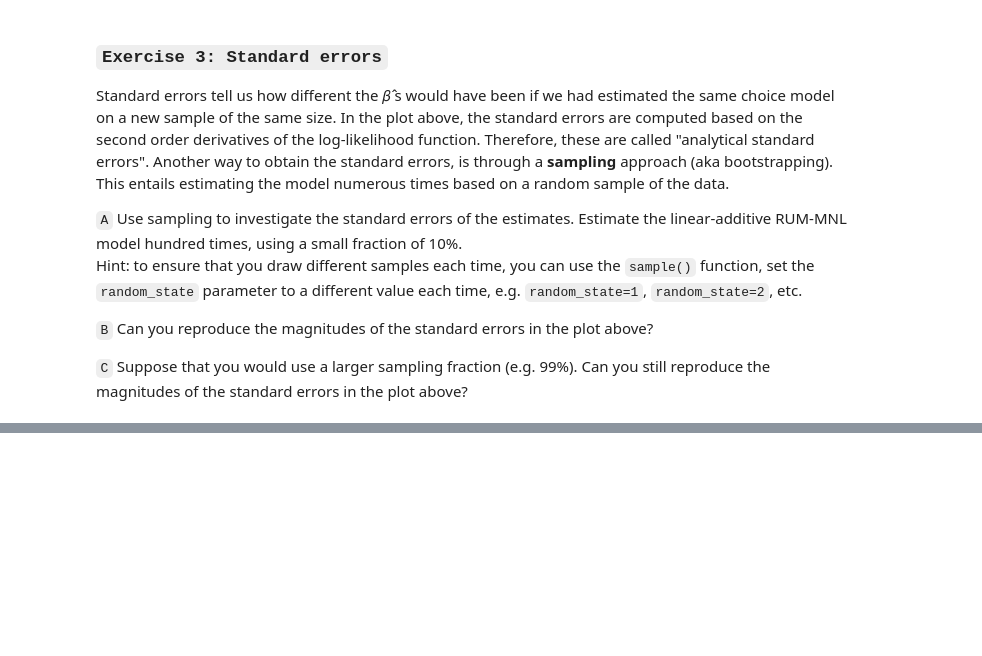
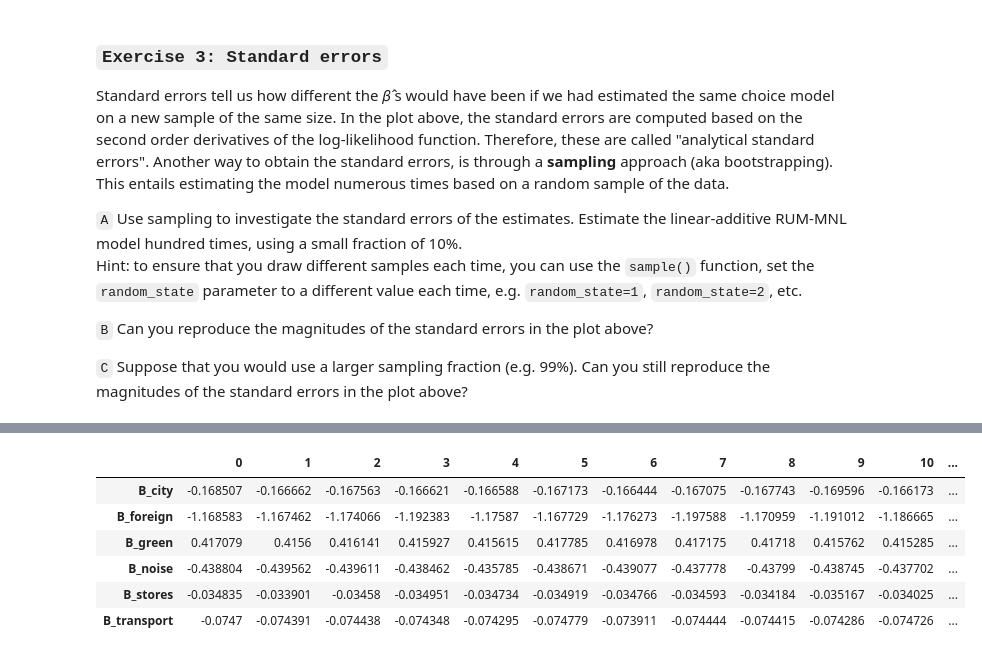
Before and after one commit to jelmervangestel/Q2_2024, a Jupyter notebook: Lab_sessions/Lab_session_01/Lab_01B.ipynb, the cells around one changed output, grey strips where cells are left out. Cells and saved outputs as stored; diff of their text form; code cells hidden in the pictures; blank space fills up the shorter version.

```diff
--- a/Lab_sessions/Lab_session_01/Lab_01B.ipynb
+++ b/Lab_sessions/Lab_session_01/Lab_01B.ipynb
@@ -440,0 +762,43 @@ Hint: to ensure that you draw different samples each time, you can use the `samp
+# %%
+# Your code and answers
+# Define the fractions to sample
+fraction = 0.99
+
+# Create a pandas dataframe to store the results
+df_est_frac = pd.DataFrame(index=beta_hat_MNL.index, columns=range(100))
+
+# Loop over the fractions
+for i in range(100):
+
+    # Randomly sample frac% of the data
+    df_frac2 = df.sample(frac=fraction, random_state=i)  # Using random_state for reproducibility
+
+    # Create a new Biogeme database with the sampled data
+    biodata_frac = db.Database('Neighbourhood_choice_data_sampled', df_frac2)
+
+
+    # Give a name to the model
+    model_name = f'Linear-additive RUM-MNL with 10% of the data sampled {i} times'
+
+    # Redefine the utility functions
+    V1 = B_stores * STORES1 + B_transport * TRANSPORT1 + B_city * CITY1 + B_noise * NOISE1 + B_green * GREEN1 + B_foreign * FOREIGN1
+    V2 = B_stores * STORES2 + B_transport * TRANSPORT2 + B_city * CITY2 + B_noise * NOISE2 + B_green * GREEN2 + B_foreign * FOREIGN2
+    V3 = B_stores * STORES3 + B_transport * TRANSPORT3 + B_city * CITY3 + B_noise * NOISE3 + B_green * GREEN3 + B_foreign * FOREIGN3
+
+    # Estimate the model
+    results_MNL_frac = estimate_mnl(V1,V2,V3,CHOICE,biodata_frac,model_name)
+
+    # Get the model parameters in a pandas table and  print it
+    beta_hat_MNL_frac   = results_MNL_frac.get_estimated_parameters()
+    df_est_frac.loc[:,i] = beta_hat_MNL_frac['Value']
+
+# Show the results
+df_est_frac
+# %% [output]
+|  | 0 | 1 | 2 | 3 | 4 | 5 | 6 | 7 | 8 | 9 | 10 | ... |
+| B_city | -0.168507 | -0.166662 | -0.167563 | -0.166621 | -0.166588 | -0.167173 | -0.166444 | -0.167075 | -0.167743 | -0.169596 | -0.166173 | ... |
+| B_foreign | -1.168583 | -1.167462 | -1.174066 | -1.192383 | -1.17587 | -1.167729 | -1.176273 | -1.197588 | -1.170959 | -1.191012 | -1.186665 | ... |
+| B_green | 0.417079 | 0.4156 | 0.416141 | 0.415927 | 0.415615 | 0.417785 | 0.416978 | 0.417175 | 0.41718 | 0.415762 | 0.415285 | ... |
+| B_noise | -0.438804 | -0.439562 | -0.439611 | -0.438462 | -0.435785 | -0.438671 | -0.439077 | -0.437778 | -0.43799 | -0.438745 | -0.437702 | ... |
+| B_stores | -0.034835 | -0.033901 | -0.03458 | -0.034951 | -0.034734 | -0.034919 | -0.034766 | -0.034593 | -0.034184 | -0.035167 | -0.034025 | ... |
+| B_transport | -0.0747 | -0.074391 | -0.074438 | -0.074348 | -0.074295 | -0.074779 | -0.073911 | -0.074444 | -0.074415 | -0.074286 | -0.074726 | ... |
```
Also changed, not shown: parts of 26 cells of this notebook, 1 other file.
